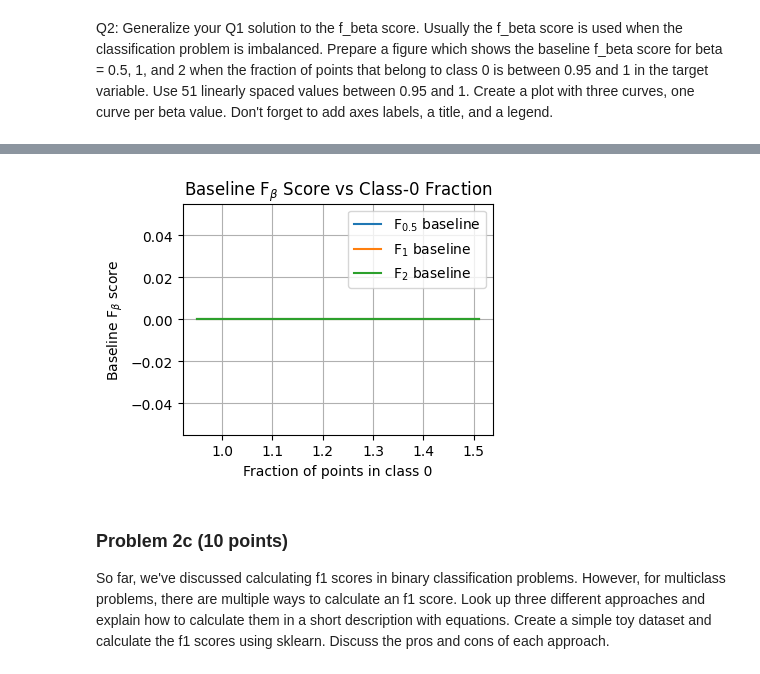
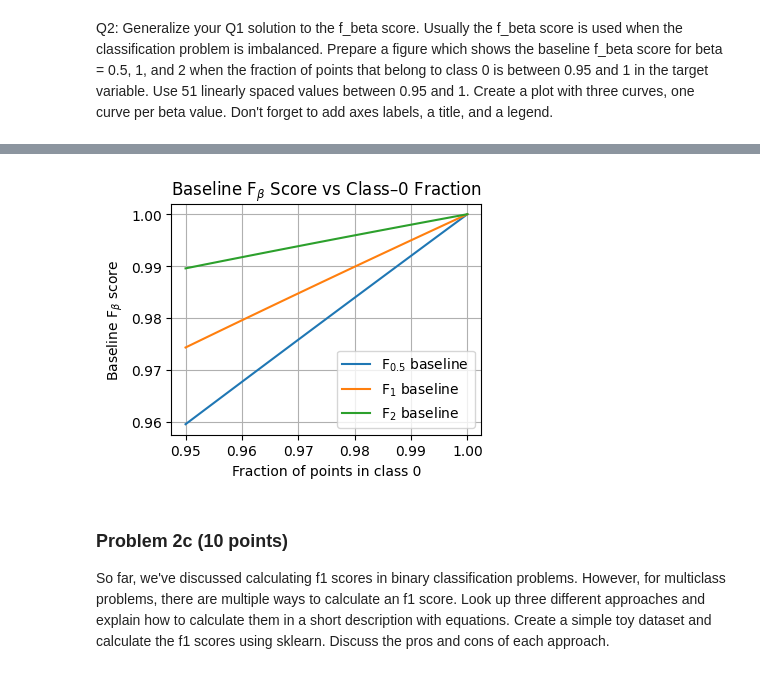
Before and after one commit to kyulli/data1030-fall2025, a Jupyter notebook: homework/ps7-kyulli/PS7.ipynb, the cells around one changed output, grey strips where cells are left out. Cells and saved outputs as stored; diff of their text form; code cells hidden in the pictures.

```diff
--- a/homework/ps7-kyulli/PS7.ipynb
+++ b/homework/ps7-kyulli/PS7.ipynb
@@ -263,23 +267,27 @@ no matter what beta is
 # %%
 # your code here
-fractions = np.linspace(0.95,1.51)
-f_beta_05 = np.zeros_like(fractions)
-f_beta_1  = np.zeros_like(fractions)
-f_beta_2  = np.zeros_like(fractions)
+fractions = np.linspace(0.95, 1, 51)
 
-plt.figure(figsize=(4, 3))
+def f_beta(p, beta):
+    return (1 + beta**2) * p / (beta**2 * p + 1)
+
+f_beta_05 = f_beta(fractions, 0.5)
+f_beta_1  = f_beta(fractions, 1)
+f_beta_2  = f_beta(fractions, 2)
+
+plt.figure(figsize=(4,3))
 plt.plot(fractions, f_beta_05, label='F$_{0.5}$ baseline')
 plt.plot(fractions, f_beta_1,  label='F$_1$ baseline')
 plt.plot(fractions, f_beta_2,  label='F$_2$ baseline')
 
 plt.xlabel('Fraction of points in class 0')
 plt.ylabel('Baseline F$_\\beta$ score')
-plt.title('Baseline F$_\\beta$ Score vs Class-0 Fraction')
+plt.title('Baseline F$_\\beta$ Score vs Class–0 Fraction')
+plt.grid(True)
 plt.legend()
-plt.grid(True)
 plt.show()
 # %% [output]
-[figure, old version]
+[figure, new version]
 # %% [markdown]
 ### Problem 2c (10 points)
 
```
Also changed, not shown: parts of 4 cells of this notebook, 2 other files.
